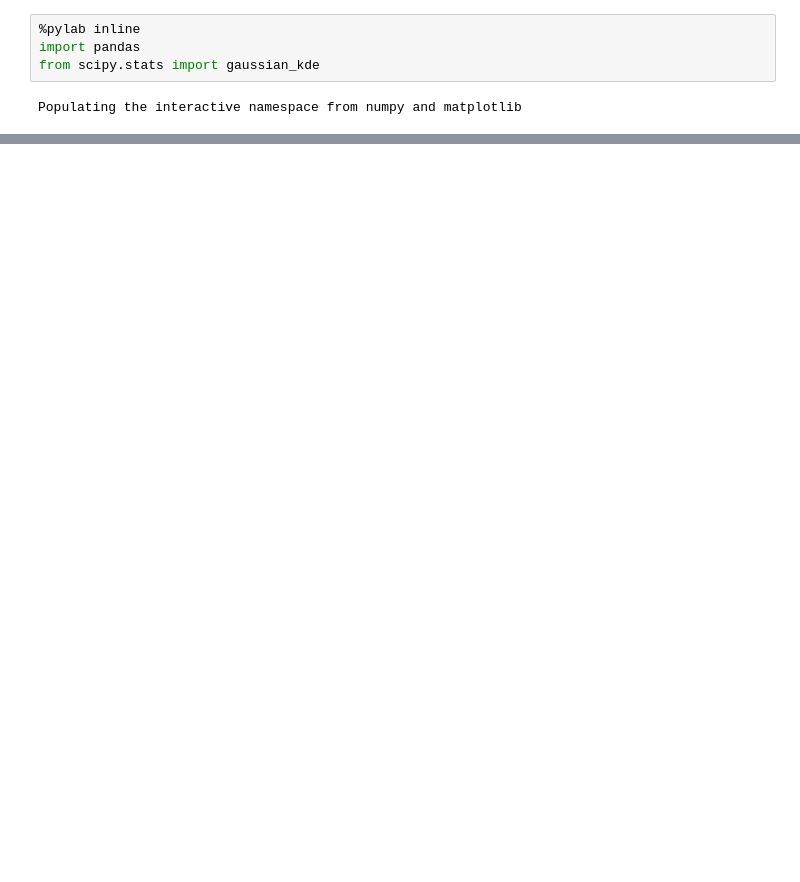
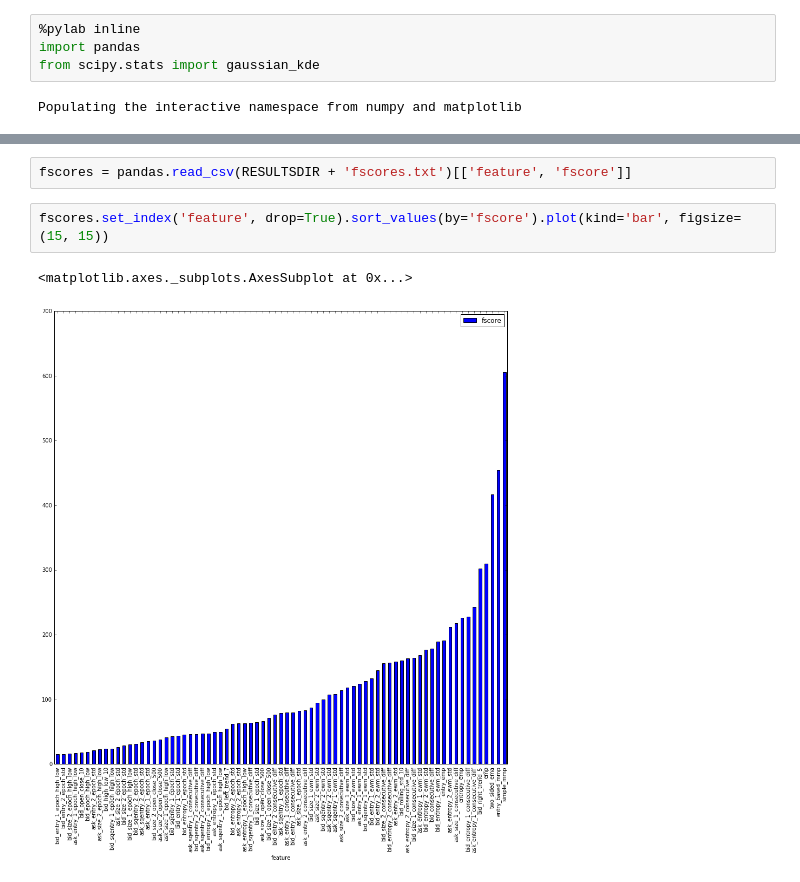
Before and after one commit to Ayutthaya/cfm-challenge, a Jupyter notebook: notebook/results-analysis.ipynb, the cells around one changed output, grey strips where cells are left out. Saved outputs shown, nothing was run; the diff lists cells and outputs as text; blank space fills up the shorter version.

```diff
--- a/notebook/results-analysis.ipynb
+++ b/notebook/results-analysis.ipynb
@@ -54,0 +34,7 @@ preds.to_csv('/home/nath/Projects/challenge-cfm/ubuntu@52.59.86.100/results/pred
+# %%
+fscores = pandas.read_csv(RESULTSDIR + 'fscores.txt')[['feature', 'fscore']]
+# %%
+fscores.set_index('feature', drop=True).sort_values(by='fscore').plot(kind='bar', figsize=(15, 15))
+# %% [output]
+<matplotlib.axes._subplots.AxesSubplot at 0x...>
+[figure, added]
```
Also changed, not shown: parts of 14 cells of this notebook, 1 other file.
